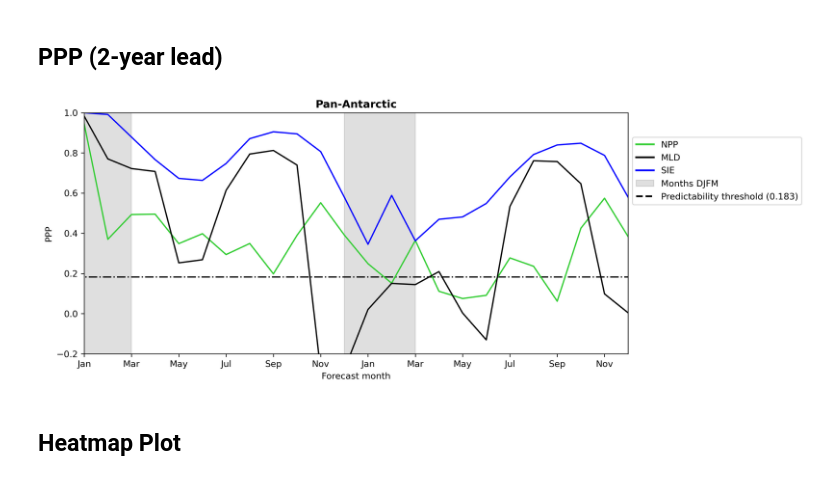
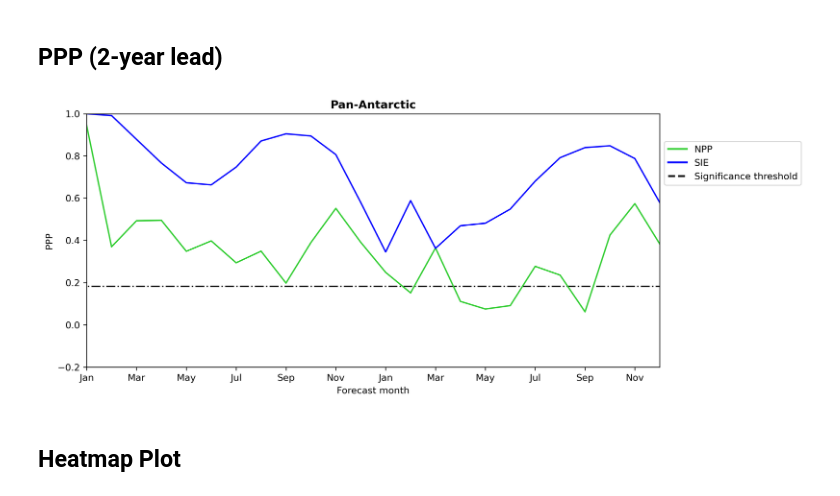
Before and after one commit to bbuchovecky/hmei, a Jupyter notebook: notebooks/07_ppp-calculations.ipynb, the cells around one changed output. Drawn from its saved outputs; the diff is of its cells as text; code cells hidden in the pictures.

Commit message:
began significance testing

```diff
--- a/notebooks/07_ppp-calculations.ipynb
+++ b/notebooks/07_ppp-calculations.ipynb
@@ -684,11 +684,11 @@ def format_ppp_axes(
     if not first_2yrs:
 
         if timescale == 'monthly':
-            ax.hlines(threshold, 0, 121, color='k', linestyle='-.', label='Predictability threshold ('+str(threshold)+')')
+            ax.hlines(threshold, 0, 121, color='k', linestyle='-.', label='Significance threshold')
             ax.set_xlim(1,120)
 
         if timescale == 'annual':
-            ax.hlines(threshold, 0, 11, color='k', linestyle='-.', label='Predictability threshold ('+str(threshold)+')')
+            ax.hlines(threshold, 0, 11, color='k', linestyle='-.', label='Predictability threshold')
             ax.set_ylim(1,10)
 
         ax.set_ylim(ymin, 1.0)
@@ -717,7 +717,7 @@ def format_ppp_axes(
     if first_2yrs:
 
         if timescale == 'monthly':
-            ax.hlines(threshold, 0, 25, color='k', linestyle='-.', label='Predictability threshold ('+str(threshold)+')')
+            ax.hlines(threshold, 0, 25, color='k', linestyle='-.', label='Significance threshold')
             ax.set_xlim(1,24)
 
         ax.set_ylim(ymin, 1.0)
@@ -1339,9 +1341,9 @@ plot_grid_ppp_szncycle(figsize=(14,8), threshold=None)
 # %% [markdown]
 ## PPP (2-year lead)
 # %%
-fig,ax = plot_ppp(['npp', 'mld', 'sie'], 'SouthernOcean', threshold=0.183, first_2yrs=True, figsize=(11,5), bbox_to_anchor=(1,0.6))
+fig,ax = plot_ppp(['npp', 'sie'], 'SouthernOcean', threshold=0.183, first_2yrs=True, figsize=(11,5), summer_span=False)
 # %% [output]
-[figure, old version]
+[figure, new version]
 # %%
 regions = ['SouthernOcean', 'Weddell', 'Indian', 'WestPacific', 'Ross', 'AmundBell']
 
```
Also changed, not shown: parts of 10 cells of this notebook, 6 other files.
